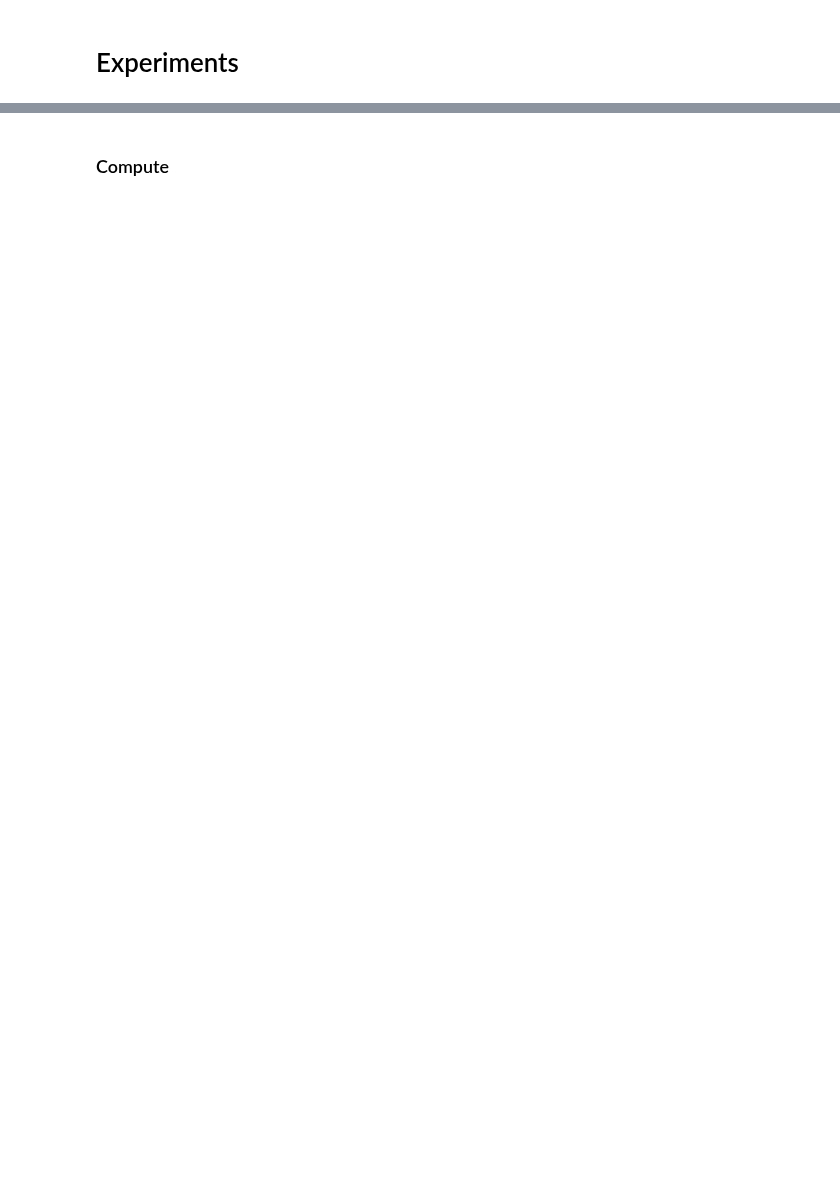
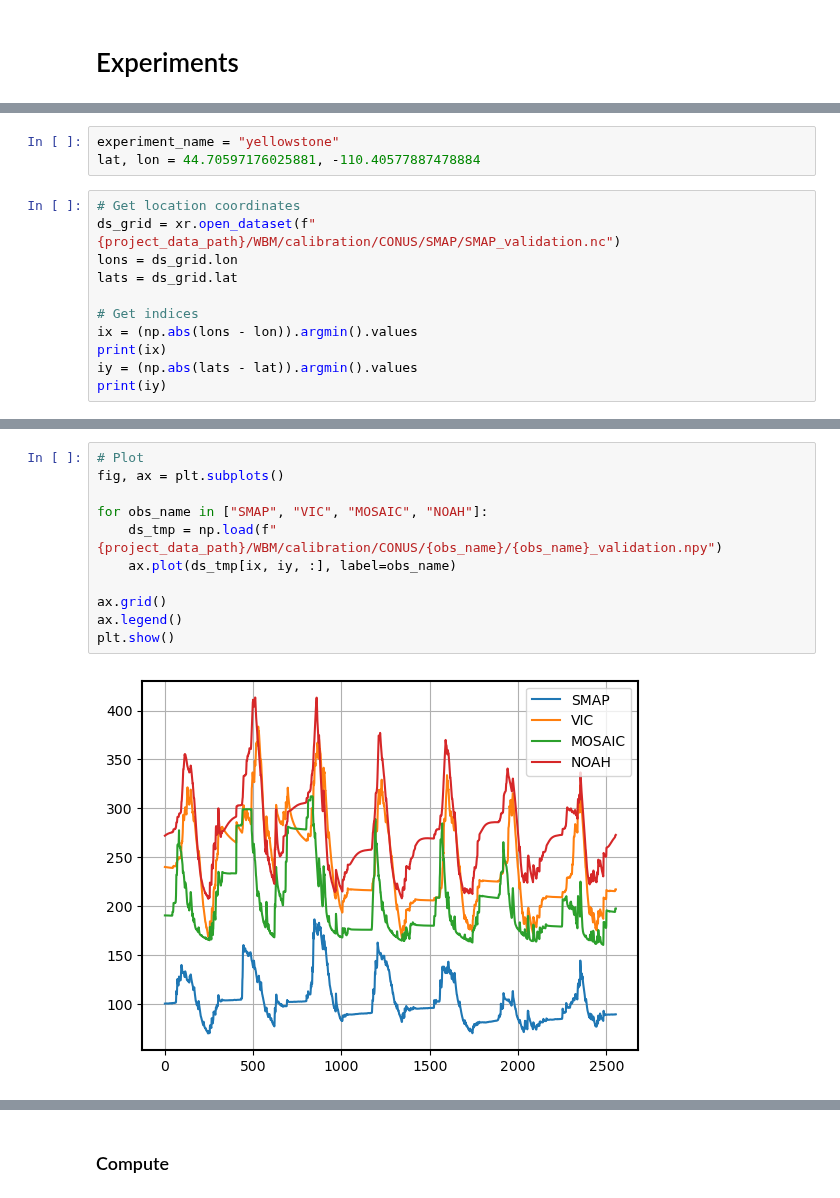
Before and after one commit to david0811/lafferty-etal-2024-tbd, a Jupyter notebook: code/01_WBM_SA.ipynb, the cells around one changed output, grey strips where cells are left out. Cells and saved outputs as stored; diff of their text form; blank space fills up the shorter version.

```diff
--- a/code/01_WBM_SA.ipynb
+++ b/code/01_WBM_SA.ipynb
@@ -234,0 +152,14 @@ def wbm_sa(ix, iy, forcing, eval, tas_delta, prcp_factor, experiment_name, N, sa
+# %%
+experiment_name = "yellowstone"
+lat, lon = 44.70597176025881, -110.40577887478884
+# %%
+# Get location coordinates
+ds_grid = xr.open_dataset(f"{project_data_path}/WBM/calibration/CONUS/SMAP/SMAP_validation.nc")
+lons = ds_grid.lon
+lats = ds_grid.lat
+
+# Get indices
+ix = (np.abs(lons - lon)).argmin().values
+print(ix)
+iy = (np.abs(lats - lat)).argmin().values
+print(iy)
@@ -234,0 +193,13 @@ def wbm_sa(ix, iy, forcing, eval, tas_delta, prcp_factor, experiment_name, N, sa
+# %%
+# Plot
+fig, ax = plt.subplots()
+
+for obs_name in ["SMAP", "VIC", "MOSAIC", "NOAH"]:
+    ds_tmp = np.load(f"{project_data_path}/WBM/calibration/CONUS/{obs_name}/{obs_name}_validation.npy")
+    ax.plot(ds_tmp[ix, iy, :], label=obs_name)
+
+ax.grid()
+ax.legend()
+plt.show()
+# %% [output]
+[figure, added]
```
Also changed, not shown: parts of 37 cells of this notebook, 8 other files.
